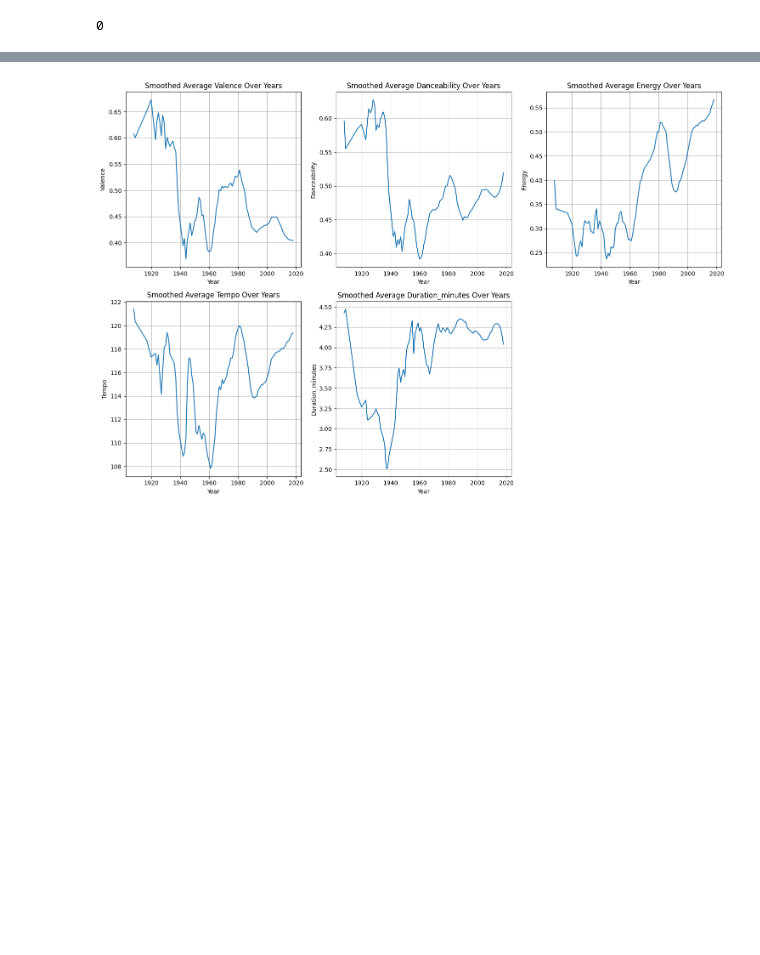
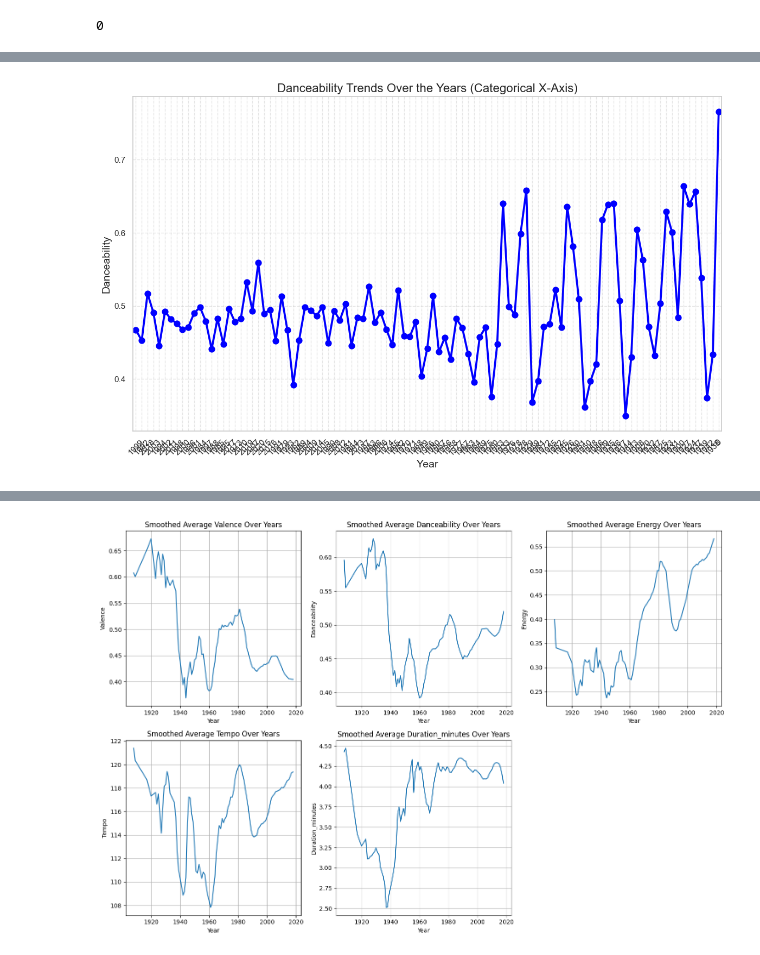
Before and after one commit to potrerord/soundsage, a Jupyter notebook: SoundSage_ASG.ipynb, the cells around one changed output, grey strips where cells are left out. Cells and saved outputs as stored; diff of their text form; code cells hidden in the pictures; blank space fills up the shorter version.

```diff
--- a/SoundSage_ASG.ipynb
+++ b/SoundSage_ASG.ipynb
@@ -124,3 +139,27 @@ plt.show()
+# %%
+feature = 'danceability'
+
+# Convert the 'year' column to categorical (if not already)
+df['year'] = df['year'].astype(str)  # Ensure years are treated as categories
+
+# Set the style
+sns.set(style="whitegrid")
+
+# Create the categorical plot
+plt.figure(figsize=(14, 8))
+sns.pointplot(data=df, x='year', y=feature, ci=None, color='blue', markers='o')
+
+# Customize the plot
+plt.title(f'{feature.capitalize()} Trends Over the Years (Categorical X-Axis)', fontsize=16)
+plt.xlabel('Year', fontsize=14)
+plt.ylabel(feature.capitalize(), fontsize=14)
+plt.xticks(rotation=45)  # Rotate x-axis labels if there are many years
+plt.grid(True, linestyle='--', alpha=0.5)
+
+# Show the plot
+plt.show()
+# %% [output]
+[figure, added]
 # %%
 plt.figure(figsize=(12, 8))
 sns.heatmap(df[numerical_features].corr(), annot=True, cmap='coolwarm', fmt=".2f")
```
Also changed, not shown: parts of 20 cells of this notebook.
